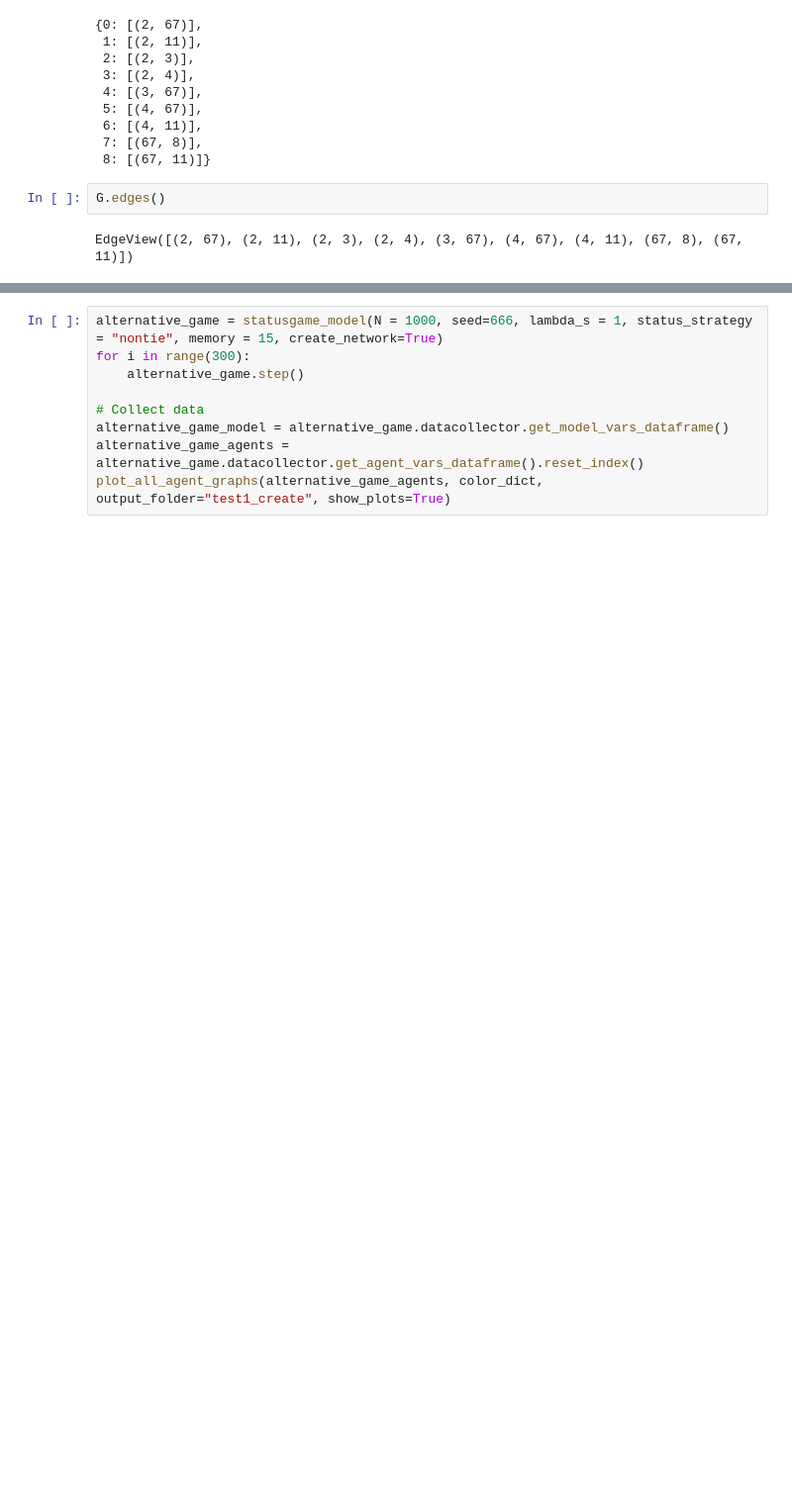
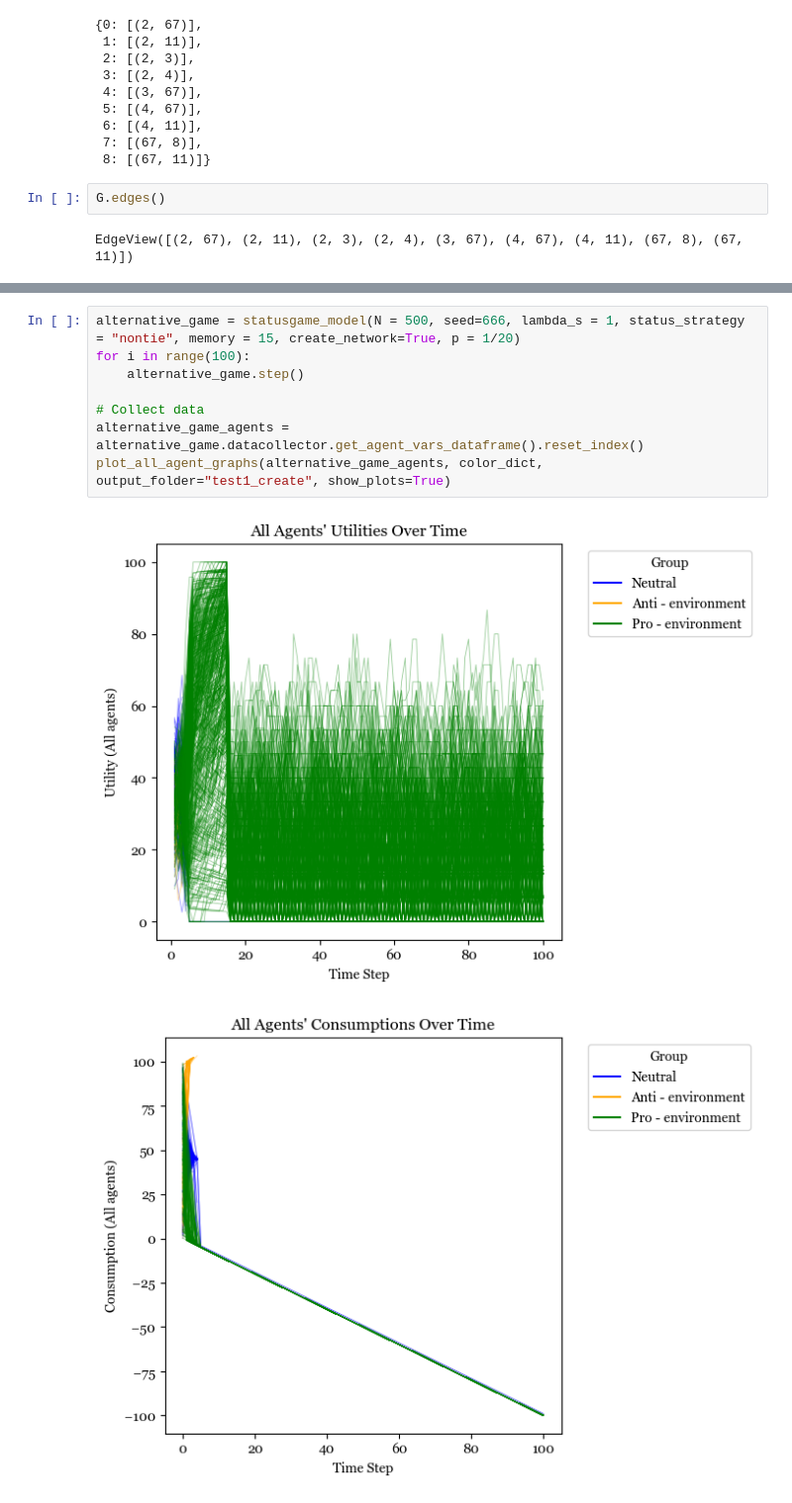
Before and after one commit to s-herrerag/enviromental_behavior_dynamics, a Jupyter notebook: tests_networkx.ipynb, the cells around one changed output, grey strips where cells are left out. Shown at 99% size. Cells and saved outputs as stored; diff of their text form; blank space fills up the shorter version.

```diff
--- a/tests_networkx.ipynb
+++ b/tests_networkx.ipynb
@@ -357,9 +361,11 @@ plot_all_agent_graphs(alternative_game_agents, color_dict, output_folder="test1_
 # %%
-alternative_game = statusgame_model(N = 1000, seed=666, lambda_s = 1, status_strategy = "nontie", memory = 15, create_network=True)
-for i in range(300):
+alternative_game = statusgame_model(N = 500, seed=666, lambda_s = 1, status_strategy = "nontie", memory = 15, create_network=True, p = 1/20)
+for i in range(100):
     alternative_game.step()
 
 # Collect data
-alternative_game_model = alternative_game.datacollector.get_model_vars_dataframe()
 alternative_game_agents = alternative_game.datacollector.get_agent_vars_dataframe().reset_index()
 plot_all_agent_graphs(alternative_game_agents, color_dict, output_folder="test1_create", show_plots=True)
+# %% [output]
+[figure, added]
+[figure, added]
```
Also changed, not shown: parts of 9 cells of this notebook, 4 other files.
